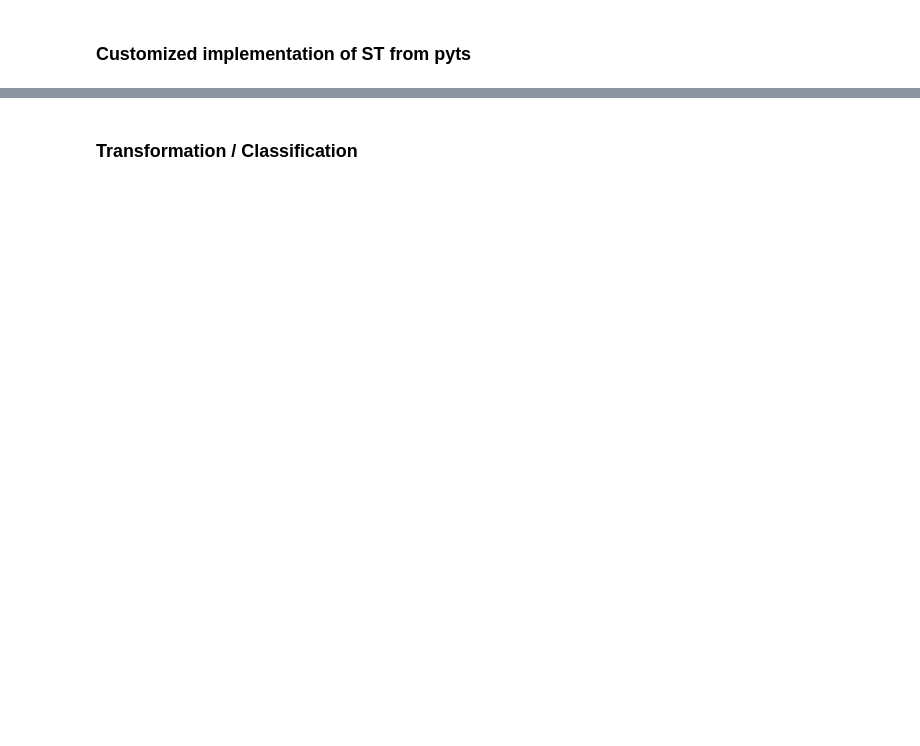
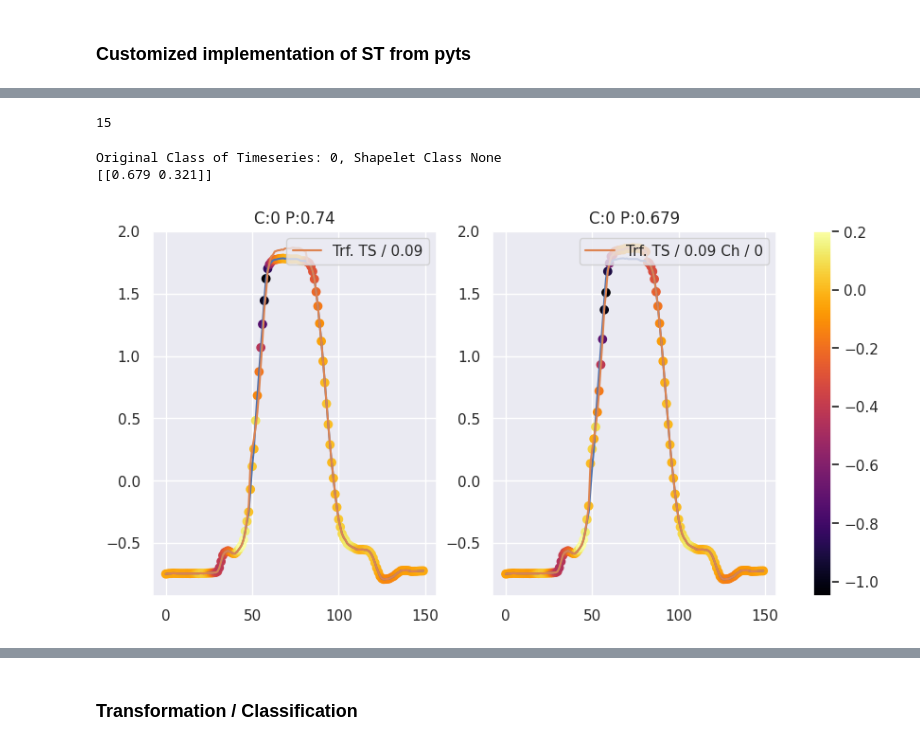
Before and after one commit to belaboe97/xai-shapelets, a Jupyter notebook: ST_pyts.ipynb, the cells around one changed output, grey strips where cells are left out. Cells and saved outputs as stored; diff of their text form; code cells hidden in the pictures; blank space fills up the shorter version.

```diff
--- a/ST_pyts.ipynb
+++ b/ST_pyts.ipynb
@@ -859,0 +944,67 @@ X_new = st.fit_transform(X_train, y_train)
+# %%
+class_shapelets = {
+ "class_0": [], #5
+ "class_1": []  #15
+}
+
+for i, index in enumerate(st.indices_):
+    idx, start, end = index
+    shapelet_class = np.argmax(clf.predict_proba(np.expand_dims(x_train[idx], axis=0)))
+    if shapelet_class == 0:
+      class_shapelets["class_0"].append([i,shapelet_class, start, end, x_train[idx]])
+    else:
+      class_shapelets["class_1"].append([i,shapelet_class, start, end, x_train[idx]])
+
+
+len(class_shapelets["class_0"])
+len(class_shapelets["class_1"])
+# %% [output]
+15
+# %%
+def rank_class_shapelets_for_class(clf,class_shapelets,x,ts_n,explanation):
+    ranked_shapelets = {
+         "class_0": [], #5
+         "class_1": []  #15
+    }
+    for k in class_shapelets.keys():
+      for s in class_shapelets[k]:
+        old_x = np.expand_dims(x[ts_n], axis=0)
+        new_x = np.expand_dims(np.asarray(explanation[2])[s[0]][ts_n],axis=0)
+
+        base_score = clf.predict_proba(old_x)[0][0]
+        new_score = clf.predict_proba(new_x)[0][0]
+
+        new_score = np.abs(new_score-base_score)
+        new_score = ranked_shapelets[k].append([s[0],new_score])
+
+      ranked_shapelets[k] = np.array(ranked_shapelets[k])
+      sorted_indices = np.argsort(ranked_shapelets[k][:, 1])
+      ranked_shapelets[k]  = ranked_shapelets[k][sorted_indices][::-1]
+
+    return ranked_shapelets
+
+ranked_shapelets = rank_class_shapelets_for_class(clf, class_shapelets, x_train, 5, x_new)
+
+def get_highest_change(ranked_shapelets, tsclass, same_class=False):
+  hi_sc = 0
+  shapelet = 0
+  shapelet_class = None
+  for cl in ranked_shapelets.keys():
+    if not same_class or same_class and tsclass==cl.split("_")[1]:
+      for s in ranked_shapelets[cl]:
+        if s[1] > hi_sc: shapelet = s[0]; hi_sc = s[1]; shapelet_class=cl
+  return int(shapelet), hi_sc, shapelet_class
+# %%
+ts_n = 3
+ts_class = np.argmax(clf.predict_proba(X)[ts_n])
+ranked_shapelets = rank_class_shapelets_for_class(clf, class_shapelets, x_train, ts_n, x_new)
+shapelet, change, sclass = get_highest_change(ranked_shapelets,ts_class,True)
+X= x_train
+print(f"Original Class of Timeseries: {shapelet_class}, Shapelet Class {sclass}")
+
+explanation = x_new
+plot_change(clf,x_train,x_new,ts_n, shapelet, change)
+# %% [output]
+Original Class of Timeseries: 0, Shapelet Class None
+[[0.679 0.321]]
+[figure, added]
```
Also changed, not shown: parts of 31 cells of this notebook.
